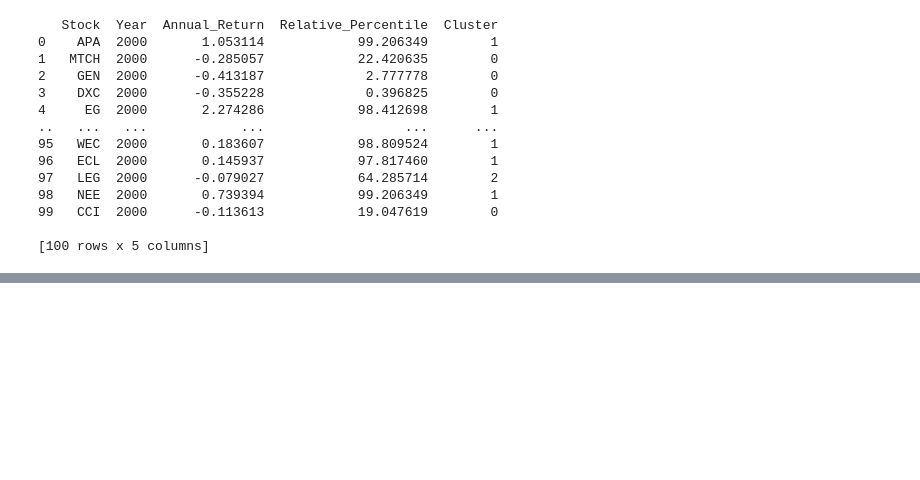
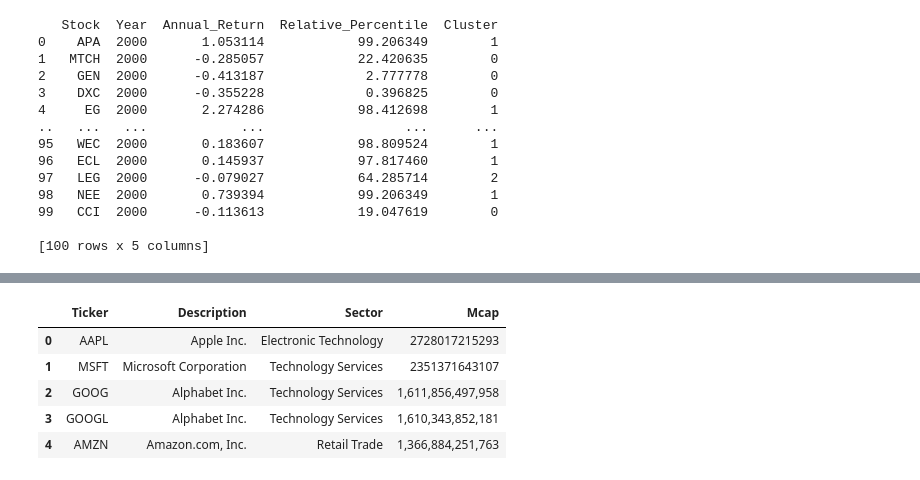
Before and after one commit to CiganOliviuAlphablock/clustering-in-mean-reversion-framework, a Jupyter notebook: clustering.ipynb, the cells around one changed output, grey strips where cells are left out. Saved outputs shown, nothing was run; the diff lists cells and outputs as text; code cells hidden in the pictures; blank space fills up the shorter version.

```diff
--- a/clustering.ipynb
+++ b/clustering.ipynb
@@ -103,0 +100,10 @@ print(result_df.head(100))
+# %%
+mcap_df = pd.read_excel('datasets/MCAP_2024.xlsx')
+mcap_df.head()
+# %% [output]
+|  | Ticker | Description | Sector | Mcap |
+| 0 | AAPL | Apple Inc. | Electronic Technology | 2728017215293 |
+| 1 | MSFT | Microsoft Corporation | Technology Services | 2351371643107 |
+| 2 | GOOG | Alphabet Inc. | Technology Services | 1,611,856,497,958 |
+| 3 | GOOGL | Alphabet Inc. | Technology Services | 1,610,343,852,181 |
+| 4 | AMZN | Amazon.com, Inc. | Retail Trade | 1,366,884,251,763 |
```
Also changed, not shown: parts of 3 cells of this notebook, 1 other file.
